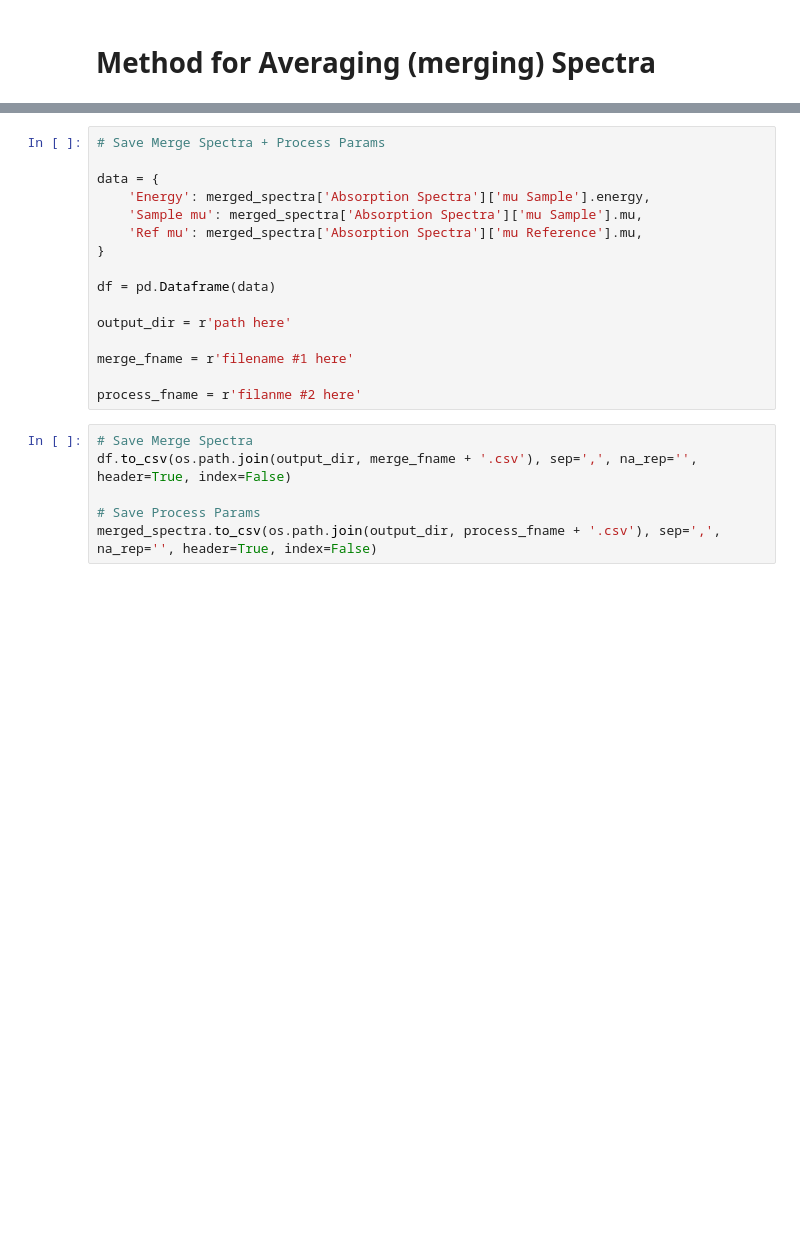
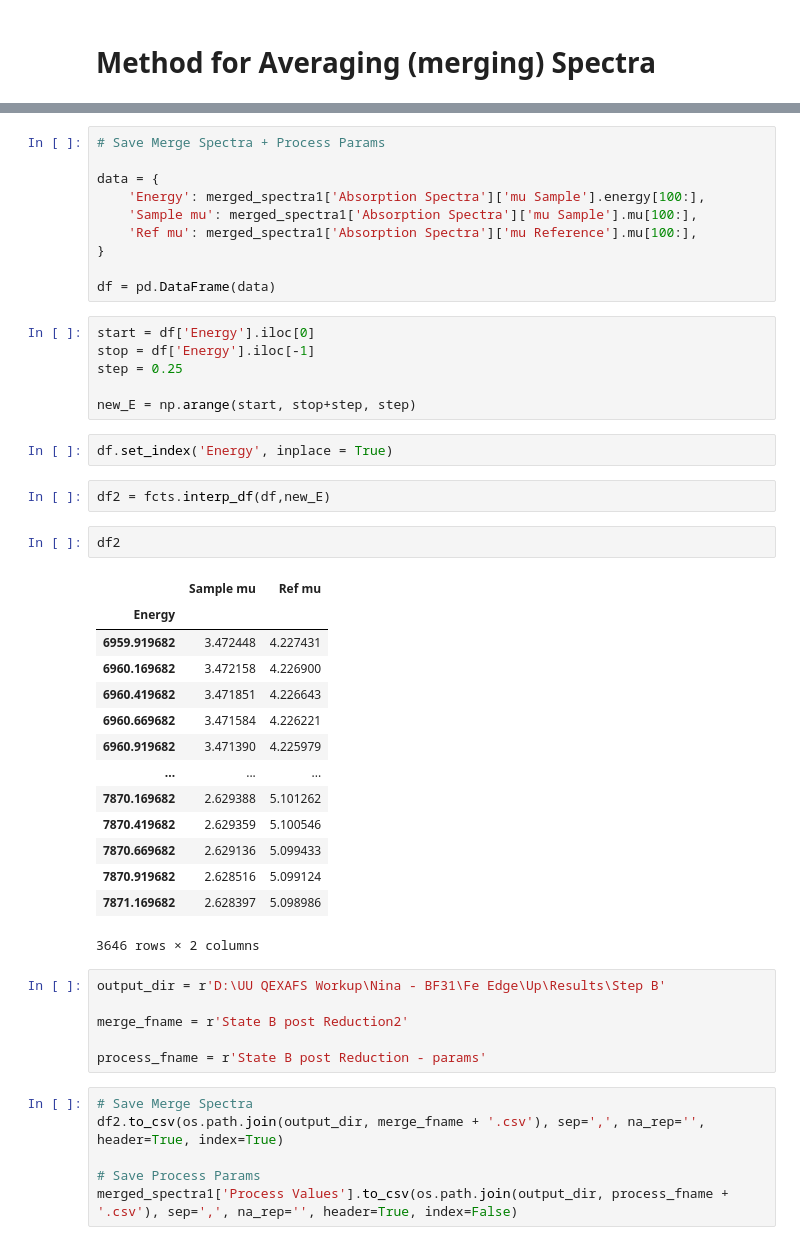
Before and after one commit to ahoffm02/catXAS, a Jupyter notebook: notebooks/Test Bed.ipynb, the cells around one changed output, grey strips where cells are left out. Saved outputs shown, nothing was run; the diff lists cells and outputs as text; blank space fills up the shorter version.

```diff
--- a/notebooks/Test Bed.ipynb
+++ b/notebooks/Test Bed.ipynb
@@ -142,21 +231,48 @@ merged_spectra = merge_spectra(my_exp, merge_spectra_list)
 # Save Merge Spectra + Process Params
 
 data = {
-    'Energy': merged_spectra['Absorption Spectra']['mu Sample'].energy,
-    'Sample mu': merged_spectra['Absorption Spectra']['mu Sample'].mu,
-    'Ref mu': merged_spectra['Absorption Spectra']['mu Reference'].mu,
+    'Energy': merged_spectra1['Absorption Spectra']['mu Sample'].energy[100:],
+    'Sample mu': merged_spectra1['Absorption Spectra']['mu Sample'].mu[100:],
+    'Ref mu': merged_spectra1['Absorption Spectra']['mu Reference'].mu[100:],
 }
 
-df = pd.Dataframe(data)
-
-output_dir = r'path here'
-
-merge_fname = r'filename #1 here'
-
-process_fname = r'filanme #2 here'
+df = pd.DataFrame(data)
+# %%
+start = df['Energy'].iloc[0]
+stop = df['Energy'].iloc[-1]
+step = 0.25
+
+new_E = np.arange(start, stop+step, step)
+# %%
+df.set_index('Energy', inplace = True)
+# %%
+df2 = fcts.interp_df(df,new_E)
+# %%
+df2
+# %% [output]
+|  | Sample mu | Ref mu |
+| Energy |  |  |
+| 6959.919682 | 3.472448 | 4.227431 |
+| 6960.169682 | 3.472158 | 4.226900 |
+| 6960.419682 | 3.471851 | 4.226643 |
+| 6960.669682 | 3.471584 | 4.226221 |
+| 6960.919682 | 3.471390 | 4.225979 |
+| ... | ... | ... |
+| 7870.169682 | 2.629388 | 5.101262 |
+| 7870.419682 | 2.629359 | 5.100546 |
+| 7870.669682 | 2.629136 | 5.099433 |
+| 7870.919682 | 2.628516 | 5.099124 |
+| 7871.169682 | 2.628397 | 5.098986 |
+3646 rows × 2 columns
+# %%
+output_dir = r'D:\UU QEXAFS Workup\Nina - BF31\Fe Edge\Up\Results\Step B'
+
+merge_fname = r'State B post Reduction2'
+
+process_fname = r'State B post Reduction - params'
 # %%
 # Save Merge Spectra
-df.to_csv(os.path.join(output_dir, merge_fname + '.csv'), sep=',', na_rep='', header=True, index=False)
+df2.to_csv(os.path.join(output_dir, merge_fname + '.csv'), sep=',', na_rep='', header=True, index=True)
 
 # Save Process Params
-merged_spectra.to_csv(os.path.join(output_dir, process_fname + '.csv'), sep=',', na_rep='', header=True, index=False)
+merged_spectra1['Process Values'].to_csv(os.path.join(output_dir, process_fname + '.csv'), sep=',', na_rep='', header=True, index=False)
```
Also changed, not shown: parts of 20 cells of this notebook, 5 other files.
